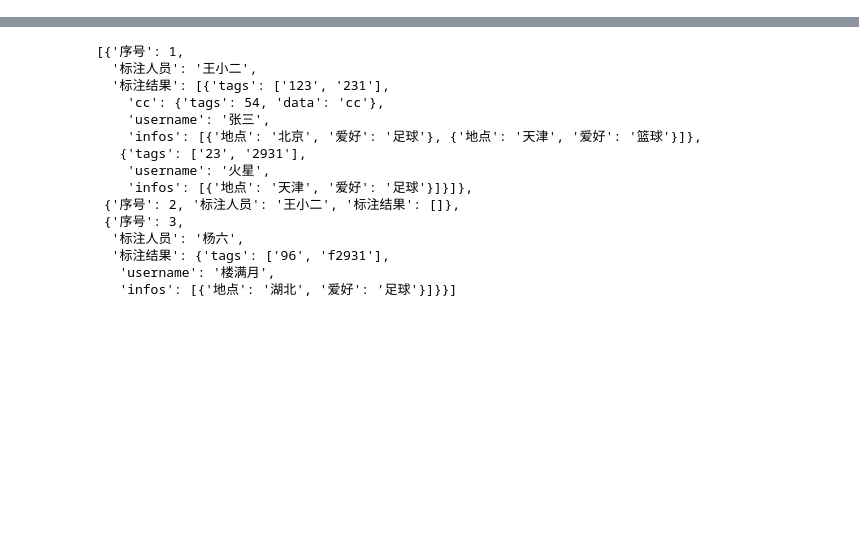
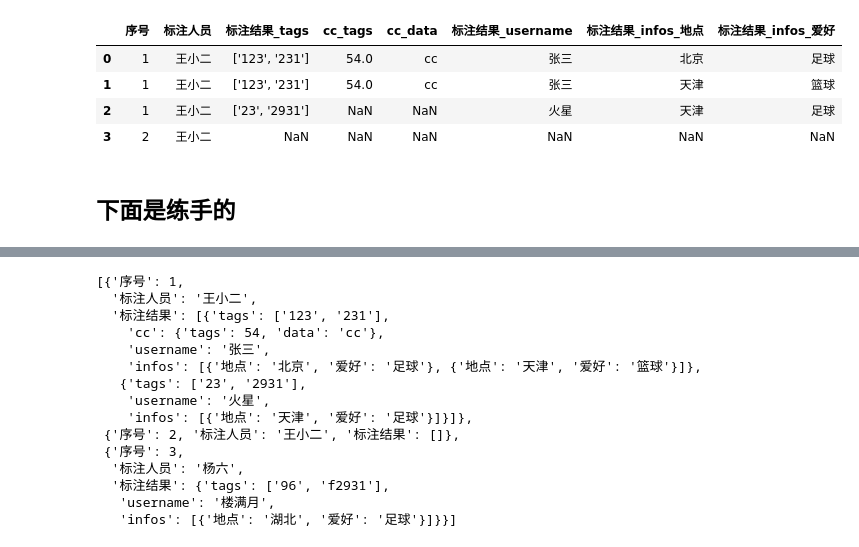
Before and after one commit to QLWeilcf/LcfsPythonWork, a Jupyter notebook: json_unfold_1.ipynb, the cells around one changed output, grey strips where cells are left out. Saved outputs shown, nothing was run; the diff lists cells and outputs as text; code cells hidden in the pictures; blank space fills up the shorter version.

```diff
--- a/json_unfold_1.ipynb
+++ b/json_unfold_1.ipynb
@@ -38,0 +228,7 @@ r00=df_to_json(df)
+# %%
+res=[]
+for i in r00:
+    try:
+        res.extend(ex_aa(i,{},'',0,3))
+    except:print(traceback.format_exc())
+res
@@ -38,0 +253,20 @@ r00=df_to_json(df)
+# %%
+c0=list(df.columns)
+out=pd.DataFrame(res)
+
+for i in out.columns:
+    if i not in c0:
+        c0.append(i)
+c1=[]
+for i in c0:
+    if i in out.columns:
+        c1.append(i)
+
+out=out.loc[:,c1]
+out
+# %% [output]
+|  | 序号 | 标注人员 | 标注结果_tags | cc_tags | cc_data | 标注结果_username | 标注结果_infos_地点 | 标注结果_infos_爱好 |
+| 0 | 1 | 王小二 | ['123', '231'] | 54.0 | cc | 张三 | 北京 | 足球 |
+| 1 | 1 | 王小二 | ['123', '231'] | 54.0 | cc | 张三 | 天津 | 篮球 |
+| 2 | 1 | 王小二 | ['23', '2931'] | NaN | NaN | 火星 | 天津 | 足球 |
+| 3 | 2 | 王小二 | NaN | NaN | NaN | NaN | NaN | NaN |
@@ -39,3 +285,5 @@ r00=df_to_json(df)
+# %% [markdown]
+## 下面是练手的
 # %%
 def unfolds(js,k0='',kvs=[]):
     ojs={}
```
Also changed, not shown: parts of 20 cells of this notebook.
